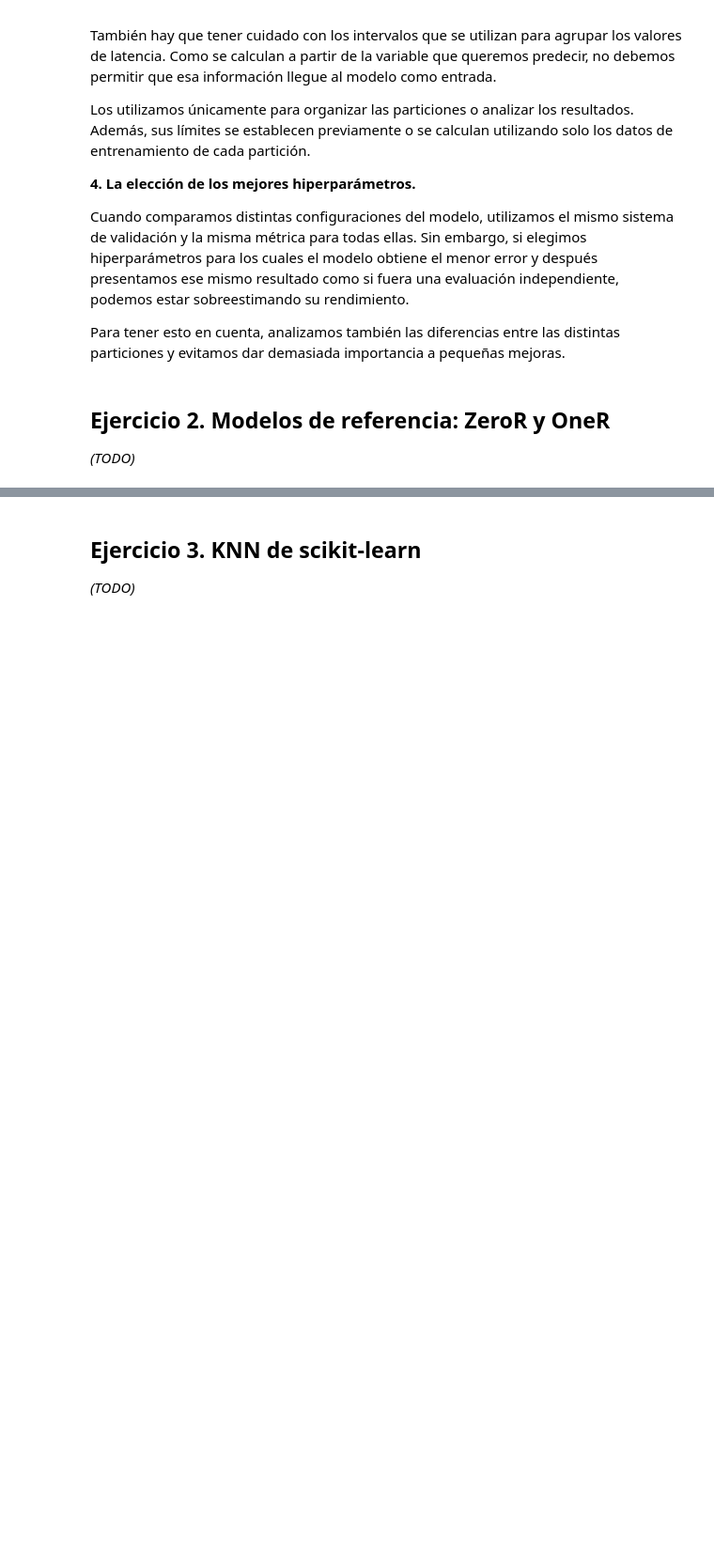
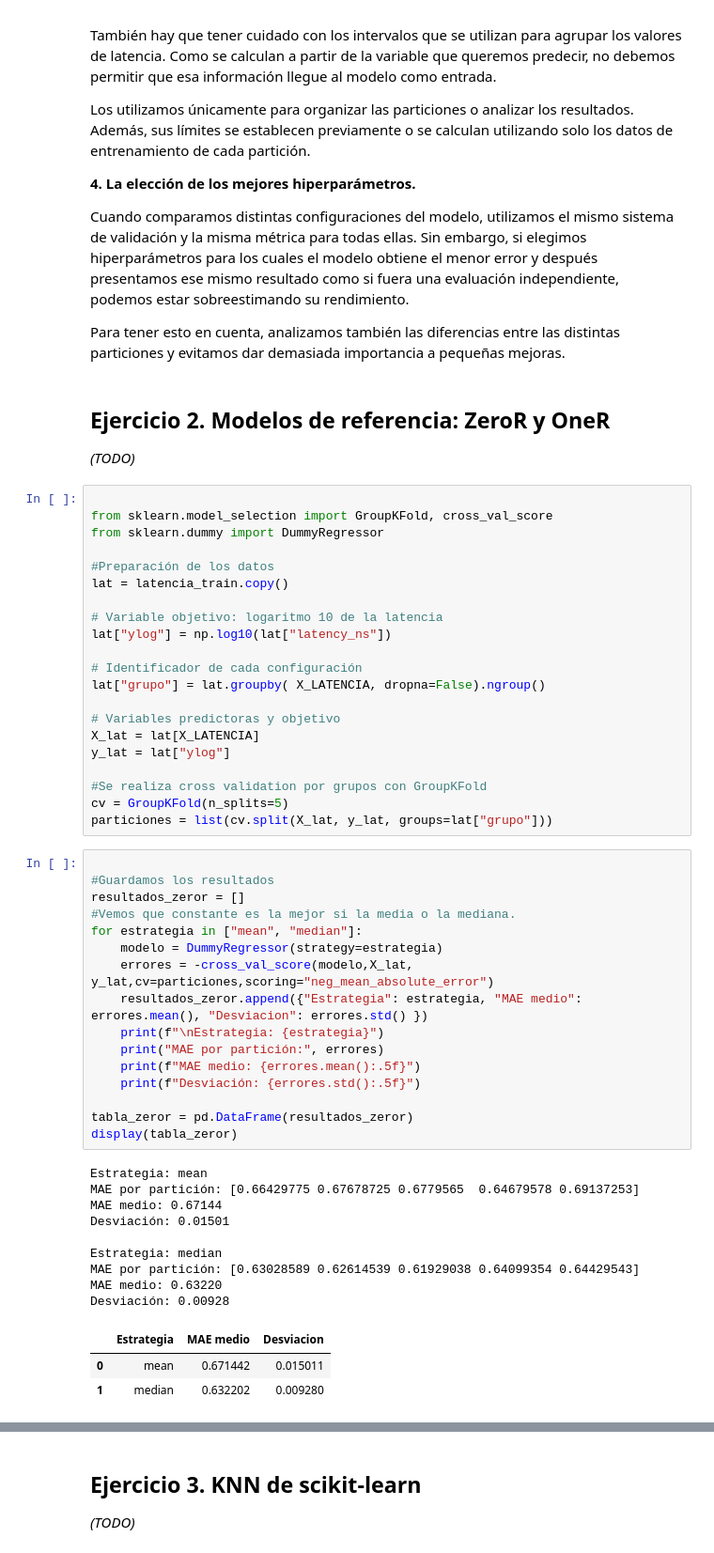
Before and after one commit to miguelang17/Practica_2, a Jupyter notebook: P2_alumnos/P2/Cuaderno/p2_grupoN.ipynb, the cells around one changed output, grey strips where cells are left out. Shown at 94% size. Cells and saved outputs as stored; diff of their text form; blank space fills up the shorter version.

Commit message:
Ejercicio 2 latencia

```diff
--- a/P2_alumnos/P2/Cuaderno/p2_grupoN.ipynb
+++ b/P2_alumnos/P2/Cuaderno/p2_grupoN.ipynb
@@ -440,3 +351,53 @@ Para tener esto en cuenta, analizamos también las diferencias entre las distint
 ## Ejercicio 2. Modelos de referencia: ZeroR y OneR
 
 *(TODO)*
+# %%
+
+from sklearn.model_selection import GroupKFold, cross_val_score
+from sklearn.dummy import DummyRegressor
+
+#Preparación de los datos
+lat = latencia_train.copy()
+
+# Variable objetivo: logaritmo 10 de la latencia
+lat["ylog"] = np.log10(lat["latency_ns"])
+
+# Identificador de cada configuración
+lat["grupo"] = lat.groupby( X_LATENCIA, dropna=False).ngroup()
+
+# Variables predictoras y objetivo
+X_lat = lat[X_LATENCIA]
+y_lat = lat["ylog"]
+
+#Se realiza cross validation por grupos con GroupKFold
+cv = GroupKFold(n_splits=5)
+particiones = list(cv.split(X_lat, y_lat, groups=lat["grupo"]))
+# %%
+
+#Guardamos los resultados
+resultados_zeror = []
+#Vemos que constante es la mejor si la media o la mediana.
+for estrategia in ["mean", "median"]:
+    modelo = DummyRegressor(strategy=estrategia)
+    errores = -cross_val_score(modelo,X_lat, y_lat,cv=particiones,scoring="neg_mean_absolute_error")
+    resultados_zeror.append({"Estrategia": estrategia, "MAE medio": errores.mean(), "Desviacion": errores.std() })
+    print(f"\nEstrategia: {estrategia}")
+    print("MAE por partición:", errores)
+    print(f"MAE medio: {errores.mean():.5f}")
+    print(f"Desviación: {errores.std():.5f}")
+
+tabla_zeror = pd.DataFrame(resultados_zeror)
+display(tabla_zeror)
+# %% [output]
+Estrategia: mean
+MAE por partición: [0.66429775 0.67678725 0.6779565  0.64679578 0.69137253]
+MAE medio: 0.67144
+Desviación: 0.01501
+
+Estrategia: median
+MAE por partición: [0.63028589 0.62614539 0.61929038 0.64099354 0.64429543]
+MAE medio: 0.63220
+Desviación: 0.00928
+|  | Estrategia | MAE medio | Desviacion |
+| 0 | mean | 0.671442 | 0.015011 |
+| 1 | median | 0.632202 | 0.009280 |
```
Also changed, not shown: parts of 11 cells of this notebook.
